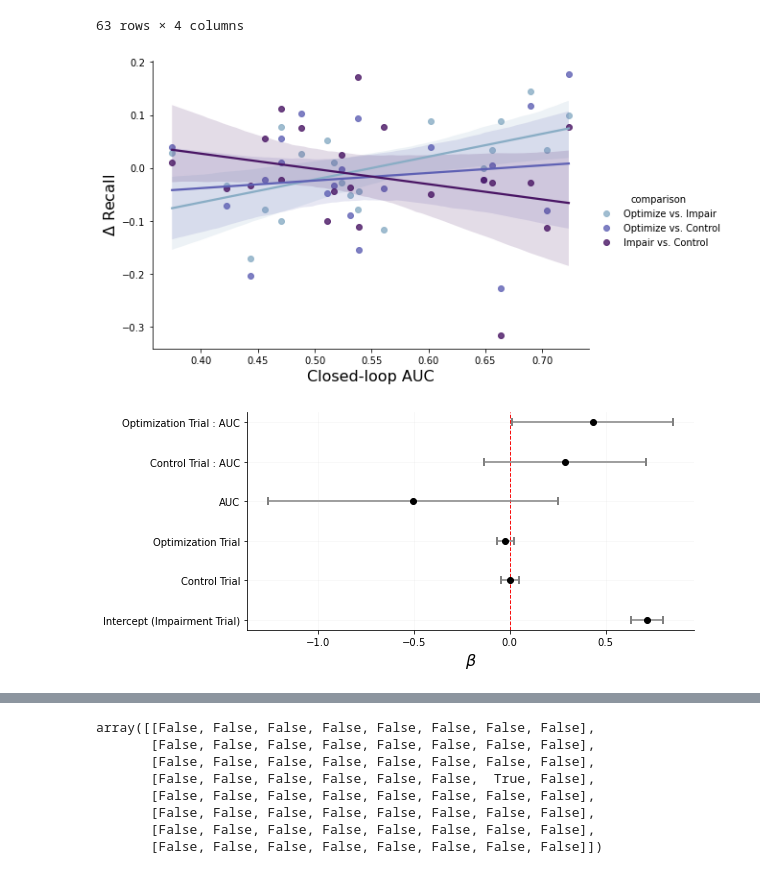
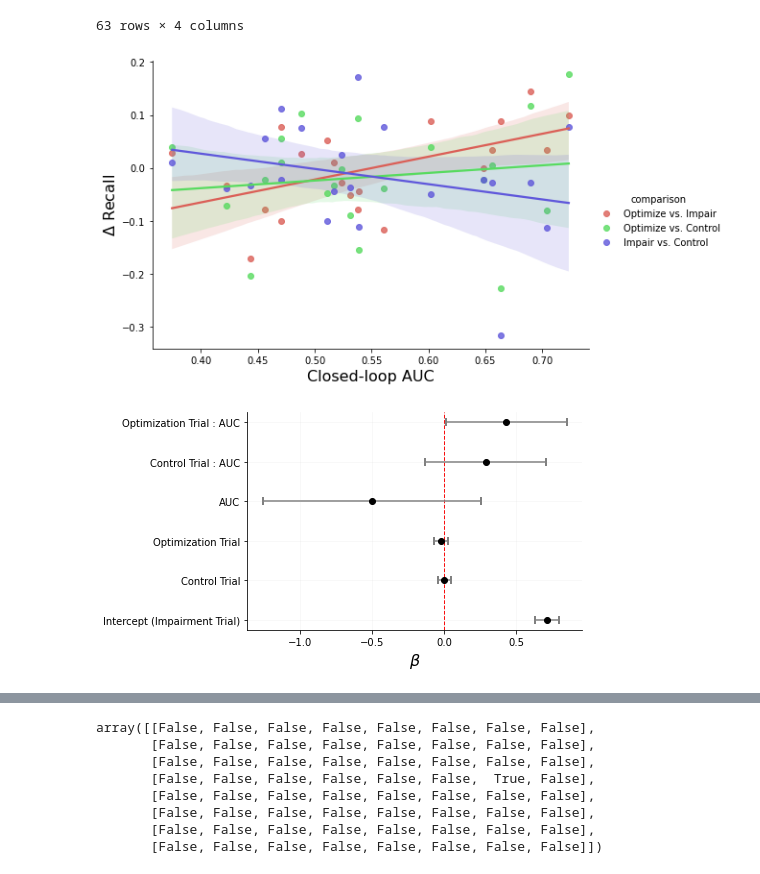
Before and after one commit to pennmem/optimizing-memory, a Jupyter notebook: optimize-memory-main.ipynb, the cells around one changed output, grey strips where cells are left out. Saved outputs shown, nothing was run; the diff lists cells and outputs as text; code cells hidden in the pictures.

```diff
--- a/optimize-memory-main.ipynb
+++ b/optimize-memory-main.ipynb
@@ -488,6 +487,7 @@ pivoted_trial_comparisons
 | 62 | LTP500 | 0.487845 | Impair vs. Control | 0.076190 |
 63 rows × 4 columns
 # %%
+sns.set_palette('hls', 3)
 # fig, ax = plt.subplots(1, 1)
 # plt.figure(figsize=(6, 10))
 facet = sns.lmplot(data=pivoted_trial_comparisons, x="AUC", y="delta_recall", hue="comparison", aspect=1.5, legend=True, ci=95)
@@ -495,9 +495,9 @@ ax= facet.axes[0][0]
 ax.set_ylabel(r"$\Delta$ Recall")
 ax.set_xlabel("Closed-loop AUC")
 # sns.move_legend(facet, loc="right")
-plt.savefig("AUC_recall_correlation.pdf", dpi=300, bbox_inches="tight")
+plt.savefig("figures/AUC_recall_correlation.pdf", dpi=300, bbox_inches="tight")
 # %% [output]
-[figure, old version]
+[figure, new version]
 # %%
 model_neg_intercept = pd.read_csv("results/three_way_model_neg_intercept.csv", index_col=0)
 model_neg_intercept = model_neg_intercept[model_neg_intercept.effect=='fixed']
@@ -505,21 +505,20 @@ model_neg_intercept['conf.low'] = (model_neg_intercept['estimate'] - model_neg_i
 model_neg_intercept['conf.high'] = (model_neg_intercept['conf.high'] - model_neg_intercept['estimate']).abs()
 model_neg_intercept["term"] = model_neg_intercept["term"].str.strip("()")
 # %%
-plt.figure(figsize=(8,4))
+plt.figure(figsize=(6,4))
 ax = plt.gca()
 ax.errorbar(model_neg_intercept['estimate'], range(len(model_neg_intercept)), xerr=model_neg_intercept['conf.low'],
             ls='', capsize=4, capthick=2, color='gray', zorder=1)
 ax.scatter(model_neg_intercept['estimate'], range(len(model_neg_intercept)), color='k', zorder=2)
 ## proper axis labeling
 ax.set_yticks(range(len(model_neg_intercept["term"].values)))
 # ax.set_yticklabels(model_neg_intercept["term"].values)
 ax.set_yticklabels(["Intercept (Impairment Trial)", "Control Trial", "Optimization Trial", "AUC", "Control Trial : AUC", "Optimization Trial : AUC"])
 ## zero-line
 ax.axvline(ls='--', lw=1, color='r', zorder=0)
-ax.spines['top'].set_visible(False)
-ax.spines['right'].set_visible(False)
+ax.spines['top'].set_visible(False); ax.spines['right'].set_visible(False)
 ax.grid(alpha=0.1)
 ax.set_xlabel(r"$\beta$")
-plt.savefig("coefplot_three_way_model_neg_intercept.pdf", dpi=300, bbox_inches="tight")
+plt.savefig("figures/coefplot_three_way_model_neg_intercept.pdf", dpi=300, bbox_inches="tight")
 # %% [output]
-[figure, old version]
+[figure, new version]
```
Also changed, not shown: parts of 7 cells of this notebook, 14 other files.
